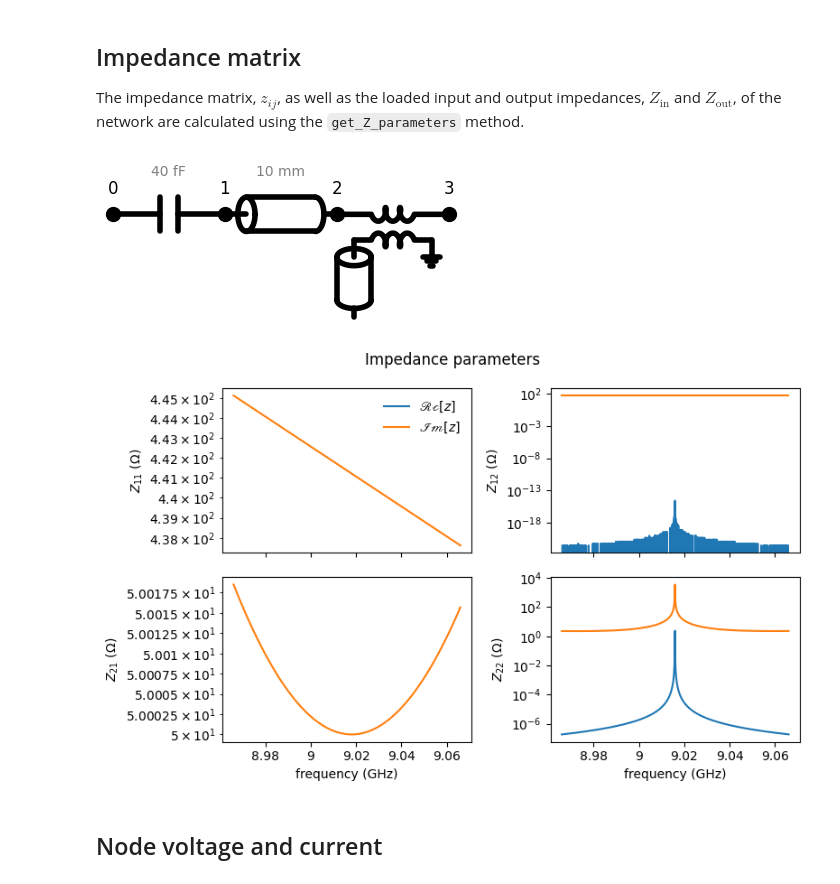
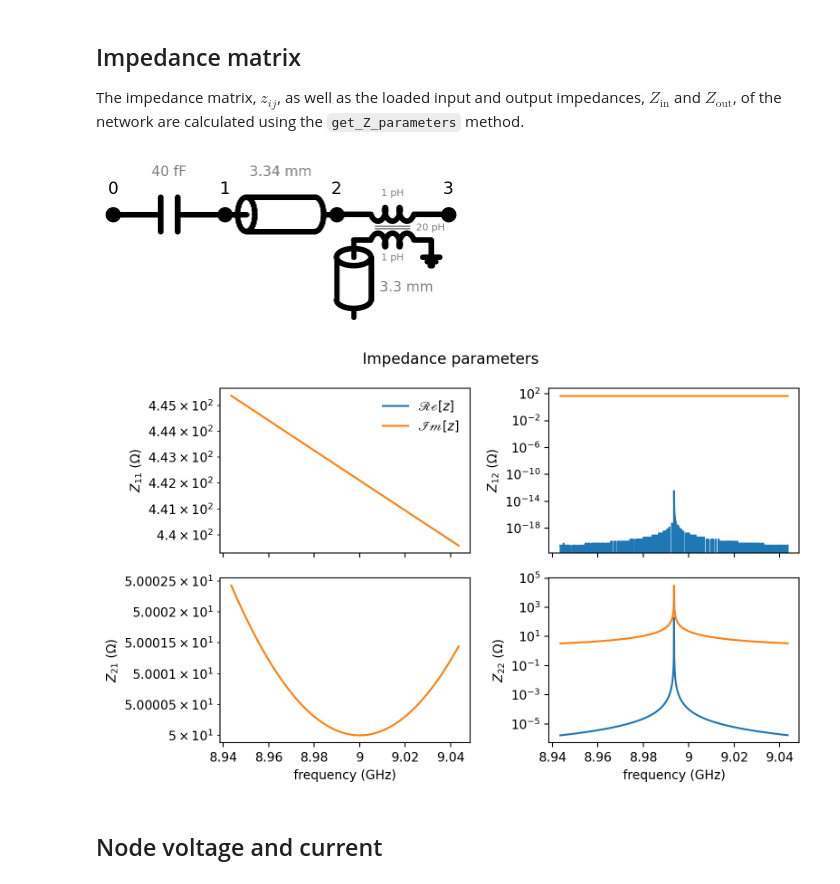
Before and after one commit to jorgemfm27/Network_analysis, a Jupyter notebook: tutorial_nb.ipynb, the cells around one changed output. Drawn from its saved outputs; the diff is of its cells as text; code cells hidden in the pictures.

Commit message:
Expanded network tools for more components and updated tutorials

```diff
--- a/tutorial_nb.ipynb
+++ b/tutorial_nb.ipynb
@@ -131,14 +137,23 @@ An example of scattering parameters for a input capacitance transmission line. T
 # %%
 # Setup network
 network = nt.Network(Zgen=Z0)
+
+# length of resonator at 9 GHz
+f_res = 9e9
+l_res = vp/(4*f_res)
+# correction to resonator frequency from mutual inductance
+M_ind = 2e-11  # mutal inductance between lines
+L_char = 1e-12 # inductance of lines
+f_corr = f_res - 4*L_char/Z0*f_res**2
+
 network.add_capacitance(C = 40e-15, element_type='series')
-network.add_transmission_line(length=10e-3, Z0=Z0, phase_velocity=vp)
-network.add_inductively_coupled_hanger(length=10e-3, Z0=Z0, phase_velocity=vp, L_line=1e-12, L_hanger=1e-12, M_inductance=2e-11,
-                                       Z_termination=1e10) # open ended
+network.add_transmission_line(length=l_res, Z0=Z0, phase_velocity=vp)
+network.add_inductively_coupled_hanger(length=l_res, Z0=Z0, phase_velocity=vp, L_line=L_char, L_hanger=L_char, M_inductance=M_ind,
+                                       Z_termination=1e10) # open ended (very high impedance)
 network.draw_network()
 
 # frequency axis
-freq_axis = 9.02e9 + np.linspace(-50e6, +50e6, 1001)
+freq_axis = f_corr + np.linspace(-50e6, +50e6, 1001)
 
 # scattering parameters
 S_pars = network.get_S_parameters(frequency=freq_axis, plot=True)
@@ -152,13 +167,13 @@ The impedance matrix, $z_{ij}$, as well as the loaded input and output impedance
 # %%
 network.draw_network()
 
 # frequency axis
-freq_axis = 9.016e9 + np.linspace(-50e6, +50e6, 1001)
+freq_axis = f_corr + np.linspace(-50e6, +50e6, 1001)
 
 # impedance parameters
 z11, z12, z21, z22, zin, zout = network.get_Z_parameters(frequency=freq_axis, Z_load=Z0, plot=True)
 # %% [output]
-[figure, old version]
+[figure, new version]
-[figure, old version]
+[figure, new version]
 # %% [markdown]
 ## Node voltage and current
```
Also changed, not shown: parts of 10 cells of this notebook, 6 other files.
